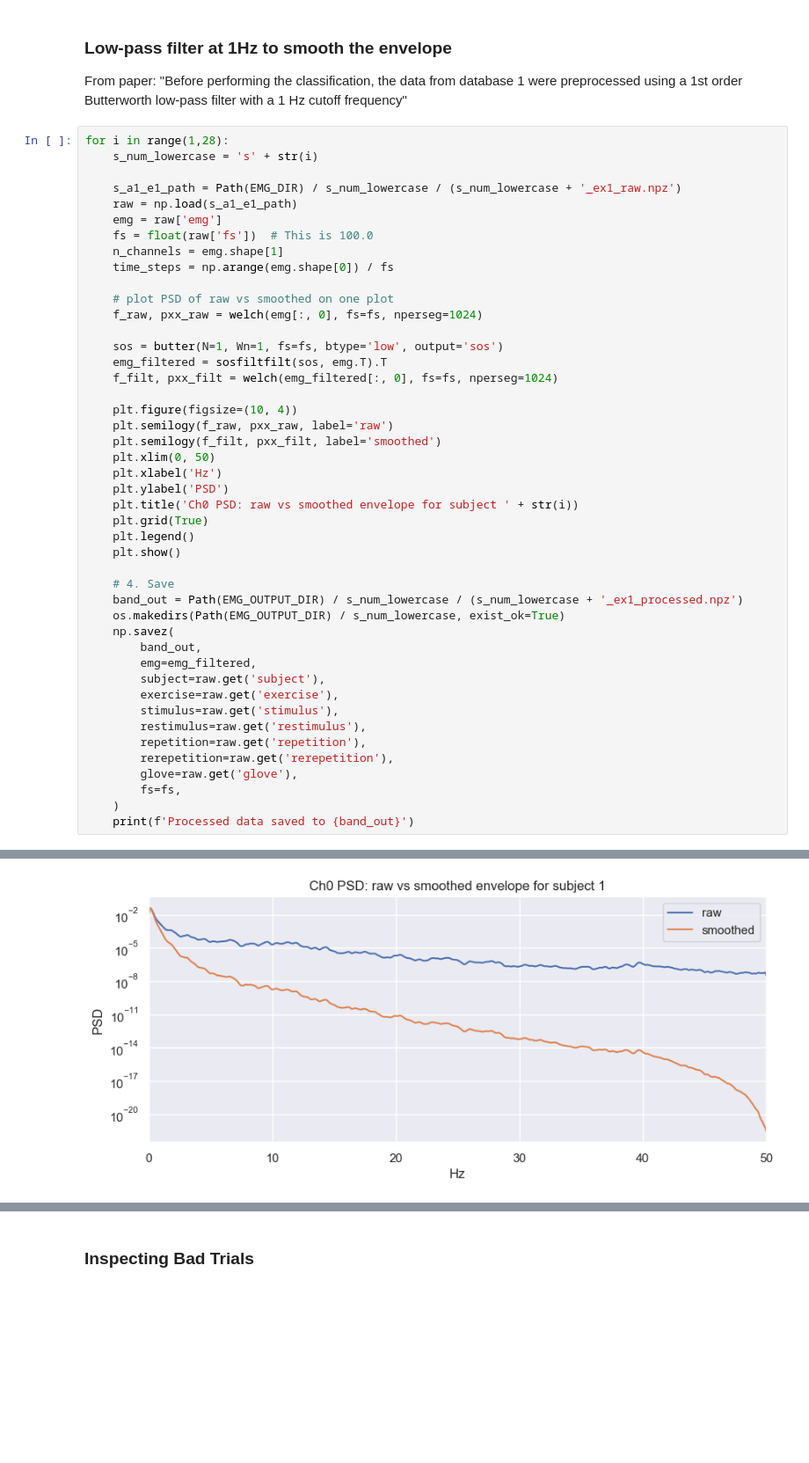
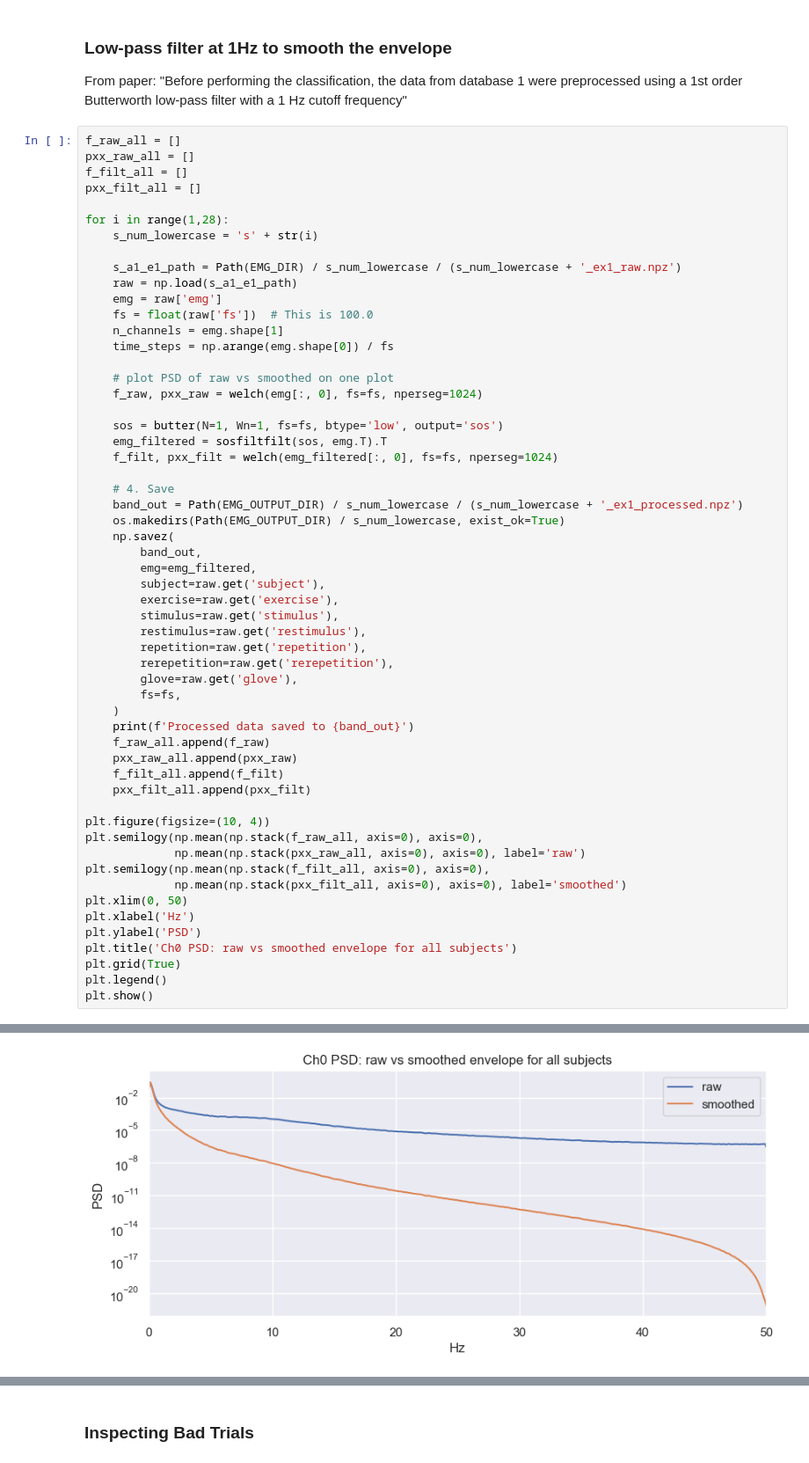
Before and after one commit to spbui00/NX-421-project, a Jupyter notebook: project_2_Viktor.ipynb, the cells around one changed output, grey strips where cells are left out. Shown at 88% size. Cells and saved outputs as stored; diff of their text form; blank space fills up the shorter version.

```diff
--- a/project_2_Viktor.ipynb
+++ b/project_2_Viktor.ipynb
@@ -289,6 +289,11 @@ saved exercise 1 to /Users/baltin/Downloads/subjects/data/EMG/s27/s27_ex1_raw.np
 
 From paper: "Before performing the classification, the data from database 1 were preprocessed using a 1st order Butterworth low-pass filter with a 1 Hz cutoff frequency"
 # %%
+f_raw_all = []
+pxx_raw_all = []
+f_filt_all = []
+pxx_filt_all = []
+
 for i in range(1,28):
     s_num_lowercase = 's' + str(i)
 
@@ -306,17 +311,6 @@ for i in range(1,28):
     emg_filtered = sosfiltfilt(sos, emg.T).T
     f_filt, pxx_filt = welch(emg_filtered[:, 0], fs=fs, nperseg=1024)
 
-    plt.figure(figsize=(10, 4))
-    plt.semilogy(f_raw, pxx_raw, label='raw')
-    plt.semilogy(f_filt, pxx_filt, label='smoothed')
-    plt.xlim(0, 50)
-    plt.xlabel('Hz')
-    plt.ylabel('PSD')
-    plt.title('Ch0 PSD: raw vs smoothed envelope for subject ' + str(i))
-    plt.grid(True)
-    plt.legend()
-    plt.show()
-
     # 4. Save
     band_out = Path(EMG_OUTPUT_DIR) / s_num_lowercase / (s_num_lowercase + '_ex1_processed.npz')
     os.makedirs(Path(EMG_OUTPUT_DIR) / s_num_lowercase, exist_ok=True)
@@ -333,4 +327,21 @@ for i in range(1,28):
         fs=fs,
     )
     print(f'Processed data saved to {band_out}')
+    f_raw_all.append(f_raw)
+    pxx_raw_all.append(pxx_raw)
+    f_filt_all.append(f_filt)
+    pxx_filt_all.append(pxx_filt)
+
+plt.figure(figsize=(10, 4))
+plt.semilogy(np.mean(np.stack(f_raw_all, axis=0), axis=0),
+             np.mean(np.stack(pxx_raw_all, axis=0), axis=0), label='raw')
+plt.semilogy(np.mean(np.stack(f_filt_all, axis=0), axis=0),
+             np.mean(np.stack(pxx_filt_all, axis=0), axis=0), label='smoothed')
+plt.xlim(0, 50)
+plt.xlabel('Hz')
+plt.ylabel('PSD')
+plt.title('Ch0 PSD: raw vs smoothed envelope for all subjects')
+plt.grid(True)
+plt.legend()
+plt.show()
 # %% [output]
@@ -337 +365 @@ for i in range(1,28):
-[figure, old version]
+[figure, new version]
```
Also changed, not shown: parts of 7 cells of this notebook, 1 other file.
